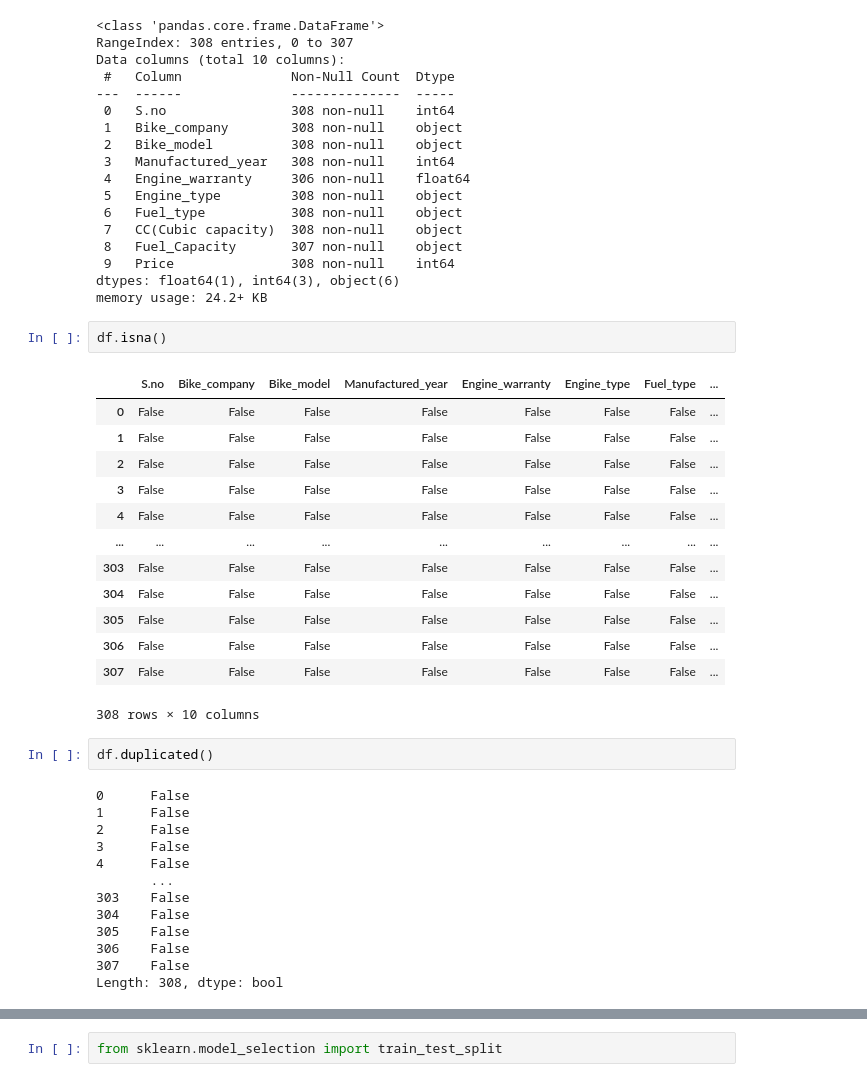
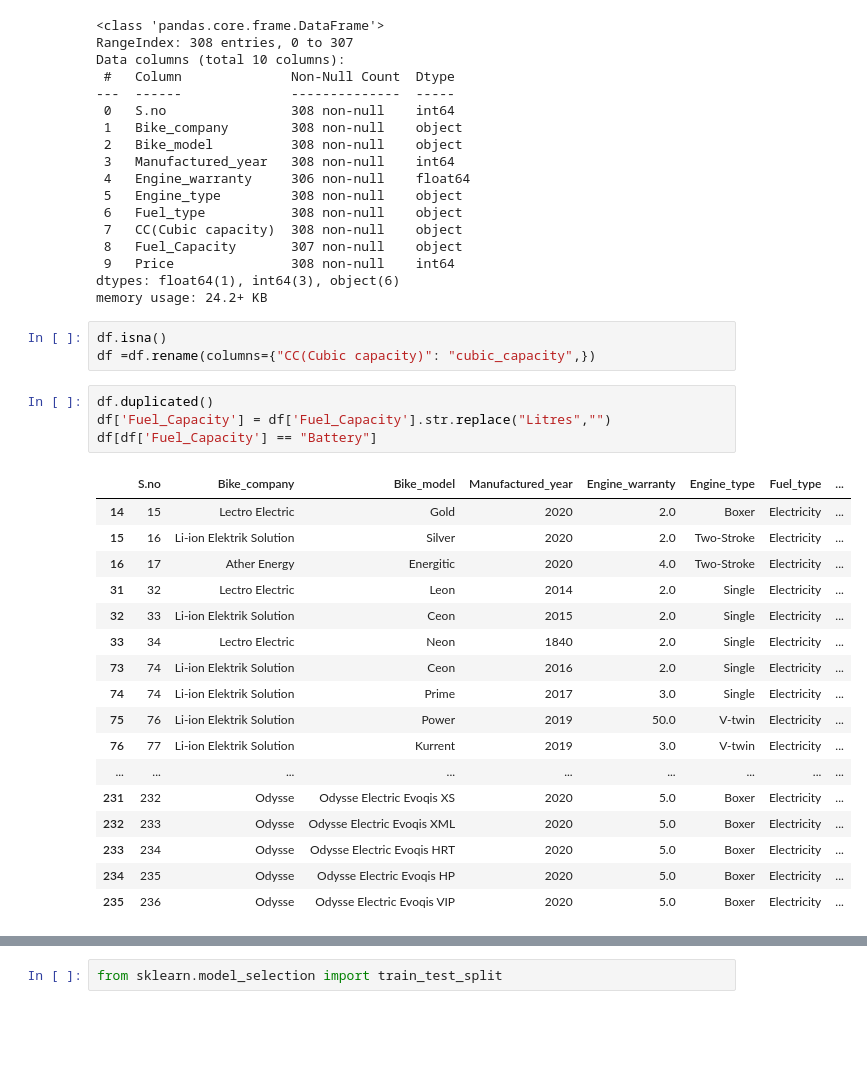
Before and after one commit to Tritonfc/ML_bike_price_predictor, a Jupyter notebook: test.ipynb, the cells around one changed output, grey strips where cells are left out. Cells and saved outputs as stored; diff of their text form; blank space fills up the shorter version.

```diff
--- a/test.ipynb
+++ b/test.ipynb
@@ -50,32 +50,26 @@ dtypes: float64(1), int64(3), object(6)
 memory usage: 24.2+ KB
 # %%
 df.isna()
+df =df.rename(columns={"CC(Cubic capacity)": "cubic_capacity",})
-# %% [output]
-|  | S.no | Bike_company | Bike_model | Manufactured_year | Engine_warranty | Engine_type | Fuel_type | ... |
-| 0 | False | False | False | False | False | False | False | ... |
-| 1 | False | False | False | False | False | False | False | ... |
-| 2 | False | False | False | False | False | False | False | ... |
-| 3 | False | False | False | False | False | False | False | ... |
-| 4 | False | False | False | False | False | False | False | ... |
-| ... | ... | ... | ... | ... | ... | ... | ... | ... |
-| 303 | False | False | False | False | False | False | False | ... |
-| 304 | False | False | False | False | False | False | False | ... |
-| 305 | False | False | False | False | False | False | False | ... |
-| 306 | False | False | False | False | False | False | False | ... |
-| 307 | False | False | False | False | False | False | False | ... |
-308 rows × 10 columns
 # %%
 df.duplicated()
+df['Fuel_Capacity'] = df['Fuel_Capacity'].str.replace("Litres","")
+df[df['Fuel_Capacity'] == "Battery"]
 # %% [output]
-0      False
-1      False
-2      False
-3      False
-4      False
-       ...
-303    False
-304    False
-305    False
-306    False
-307    False
-Length: 308, dtype: bool
+|  | S.no | Bike_company | Bike_model | Manufactured_year | Engine_warranty | Engine_type | Fuel_type | ... |
+| 14 | 15 | Lectro Electric | Gold | 2020 | 2.0 | Boxer | Electricity | ... |
+| 15 | 16 | Li-ion Elektrik Solution | Silver | 2020 | 2.0 | Two-Stroke | Electricity | ... |
+| 16 | 17 | Ather Energy | Energitic | 2020 | 4.0 | Two-Stroke | Electricity | ... |
+| 31 | 32 | Lectro Electric | Leon | 2014 | 2.0 | Single | Electricity | ... |
+| 32 | 33 | Li-ion Elektrik Solution | Ceon | 2015 | 2.0 | Single | Electricity | ... |
+| 33 | 34 | Lectro Electric | Neon | 1840 | 2.0 | Single | Electricity | ... |
+| 73 | 74 | Li-ion Elektrik Solution | Ceon | 2016 | 2.0 | Single | Electricity | ... |
+| 74 | 74 | Li-ion Elektrik Solution | Prime | 2017 | 3.0 | Single | Electricity | ... |
+| 75 | 76 | Li-ion Elektrik Solution | Power | 2019 | 50.0 | V-twin | Electricity | ... |
+| 76 | 77 | Li-ion Elektrik Solution | Kurrent | 2019 | 3.0 | V-twin | Electricity | ... |
+| ... | ... | ... | ... | ... | ... | ... | ... | ... |
+| 231 | 232 | Odysse | Odysse Electric Evoqis XS | 2020 | 5.0 | Boxer | Electricity | ... |
+| 232 | 233 | Odysse | Odysse Electric Evoqis XML | 2020 | 5.0 | Boxer | Electricity | ... |
+| 233 | 234 | Odysse | Odysse Electric Evoqis HRT | 2020 | 5.0 | Boxer | Electricity | ... |
+| 234 | 235 | Odysse | Odysse Electric Evoqis HP | 2020 | 5.0 | Boxer | Electricity | ... |
+| 235 | 236 | Odysse | Odysse Electric Evoqis VIP | 2020 | 5.0 | Boxer | Electricity | ... |
```
Also changed, not shown: parts of 6 cells of this notebook.
